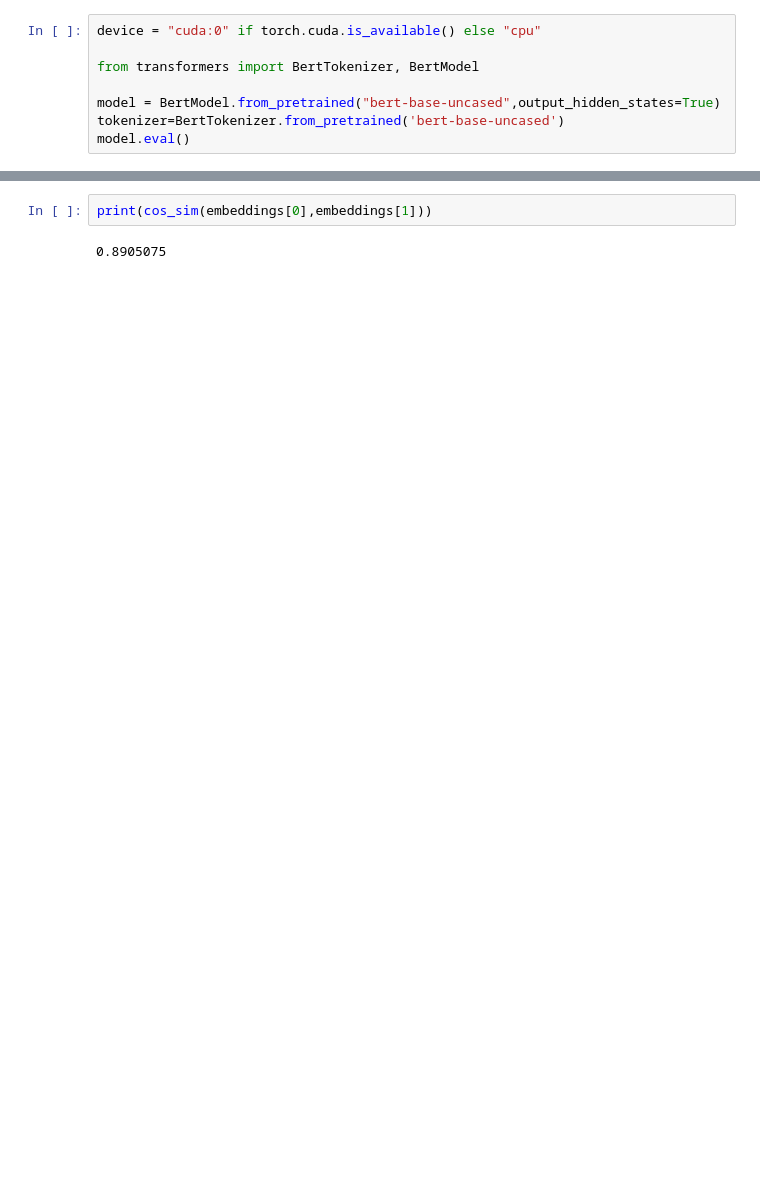
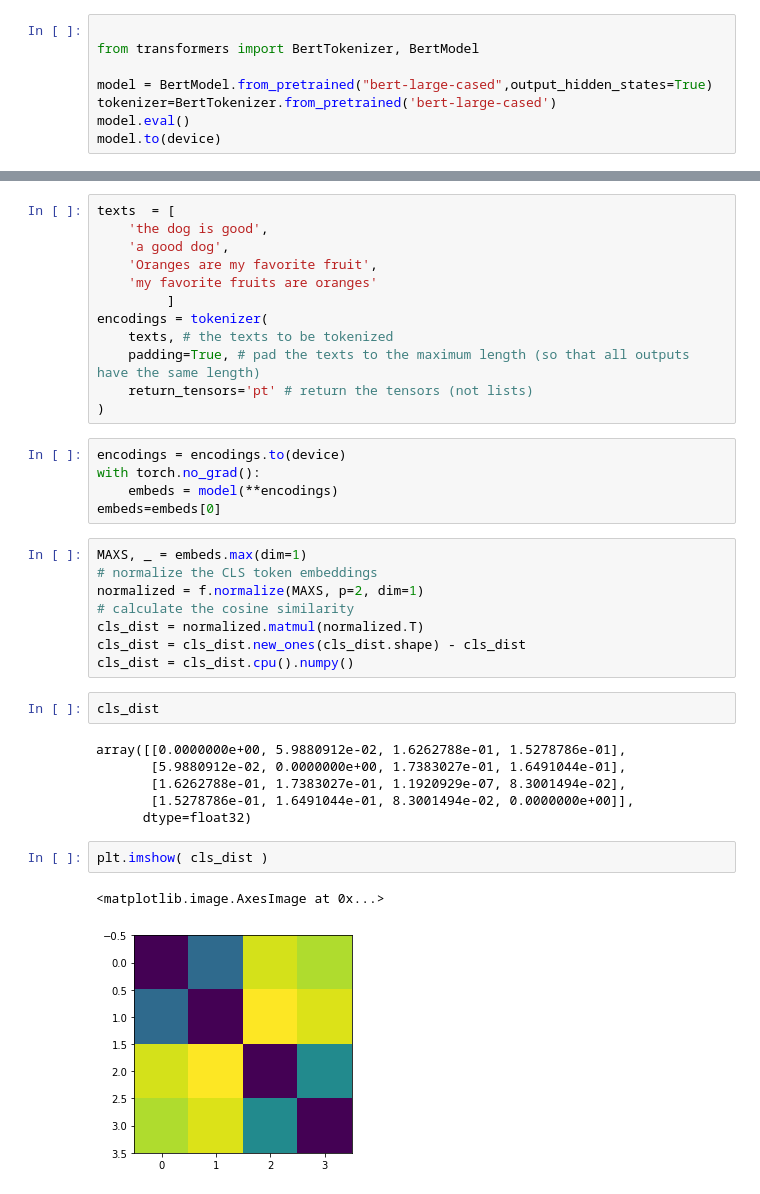
Before and after one commit to adhamghazali/drawnet, a Jupyter notebook: Sentence_embeddings.ipynb, the cells around one changed output, grey strips where cells are left out. Drawn from its saved outputs; the diff is of its cells as text; blank space fills up the shorter version.

Commit message:
bert_sentence_embeddings_working

```diff
--- a/Sentence_embeddings.ipynb
+++ b/Sentence_embeddings.ipynb
@@ -18,9 +7,9 @@ def cos_sim(x, y):
 # %%
-device = "cuda:0" if torch.cuda.is_available() else "cpu"
 
 from transformers import BertTokenizer, BertModel
 
-model = BertModel.from_pretrained("bert-base-uncased",output_hidden_states=True)
-tokenizer=BertTokenizer.from_pretrained('bert-base-uncased')
+model = BertModel.from_pretrained("bert-large-cased",output_hidden_states=True)
+tokenizer=BertTokenizer.from_pretrained('bert-large-cased')
 model.eval()
+model.to(device)
 # %% [output]
@@ -88,4 +36,38 @@ Our final sentence embedding vector of shape: torch.Size([768])
-# %%
-print(cos_sim(embeddings[0],embeddings[1]))
-# %% [output]
-0.8905075
+# %%
+texts  = [
+    'the dog is good',
+    'a good dog',
+    'Oranges are my favorite fruit',
+    'my favorite fruits are oranges'
+         ]
+encodings = tokenizer(
+    texts, # the texts to be tokenized
+    padding=True, # pad the texts to the maximum length (so that all outputs have the same length)
+    return_tensors='pt' # return the tensors (not lists)
+)
+# %%
+encodings = encodings.to(device)
+with torch.no_grad():
+    embeds = model(**encodings)
+embeds=embeds[0]
+# %%
+MAXS, _ = embeds.max(dim=1)
+# normalize the CLS token embeddings
+normalized = f.normalize(MAXS, p=2, dim=1)
+# calculate the cosine similarity
+cls_dist = normalized.matmul(normalized.T)
+cls_dist = cls_dist.new_ones(cls_dist.shape) - cls_dist
+cls_dist = cls_dist.cpu().numpy()
+# %%
+cls_dist
+# %% [output]
+array([[0.0000000e+00, 5.9880912e-02, 1.6262788e-01, 1.5278786e-01],
+       [5.9880912e-02, 0.0000000e+00, 1.7383027e-01, 1.6491044e-01],
+       [1.6262788e-01, 1.7383027e-01, 1.1920929e-07, 8.3001494e-02],
+       [1.5278786e-01, 1.6491044e-01, 8.3001494e-02, 0.0000000e+00]],
+      dtype=float32)
+# %%
+plt.imshow( cls_dist )
+# %% [output]
+<matplotlib.image.AxesImage at 0x...>
+[figure, added]
```
Also changed, not shown: parts of 8 cells of this notebook.
